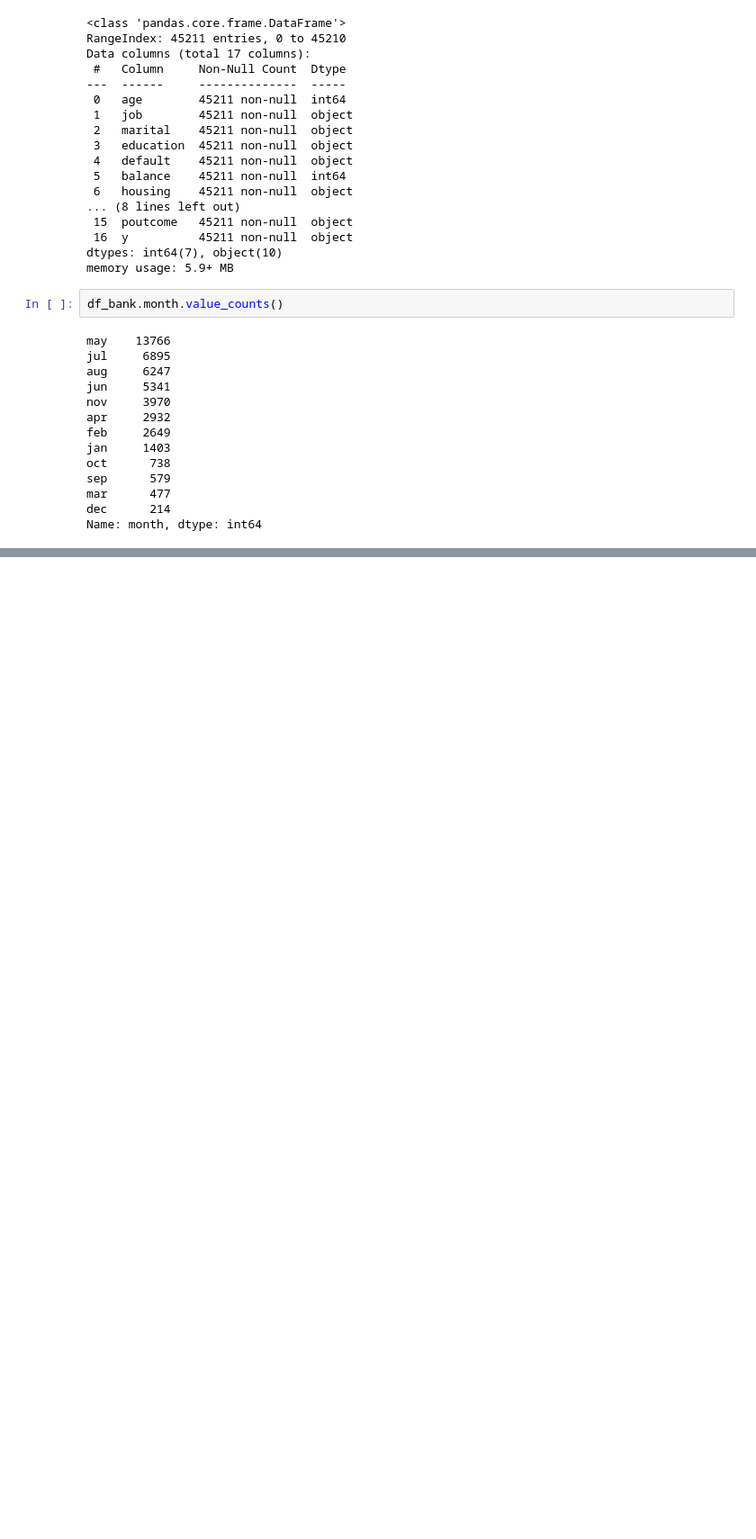
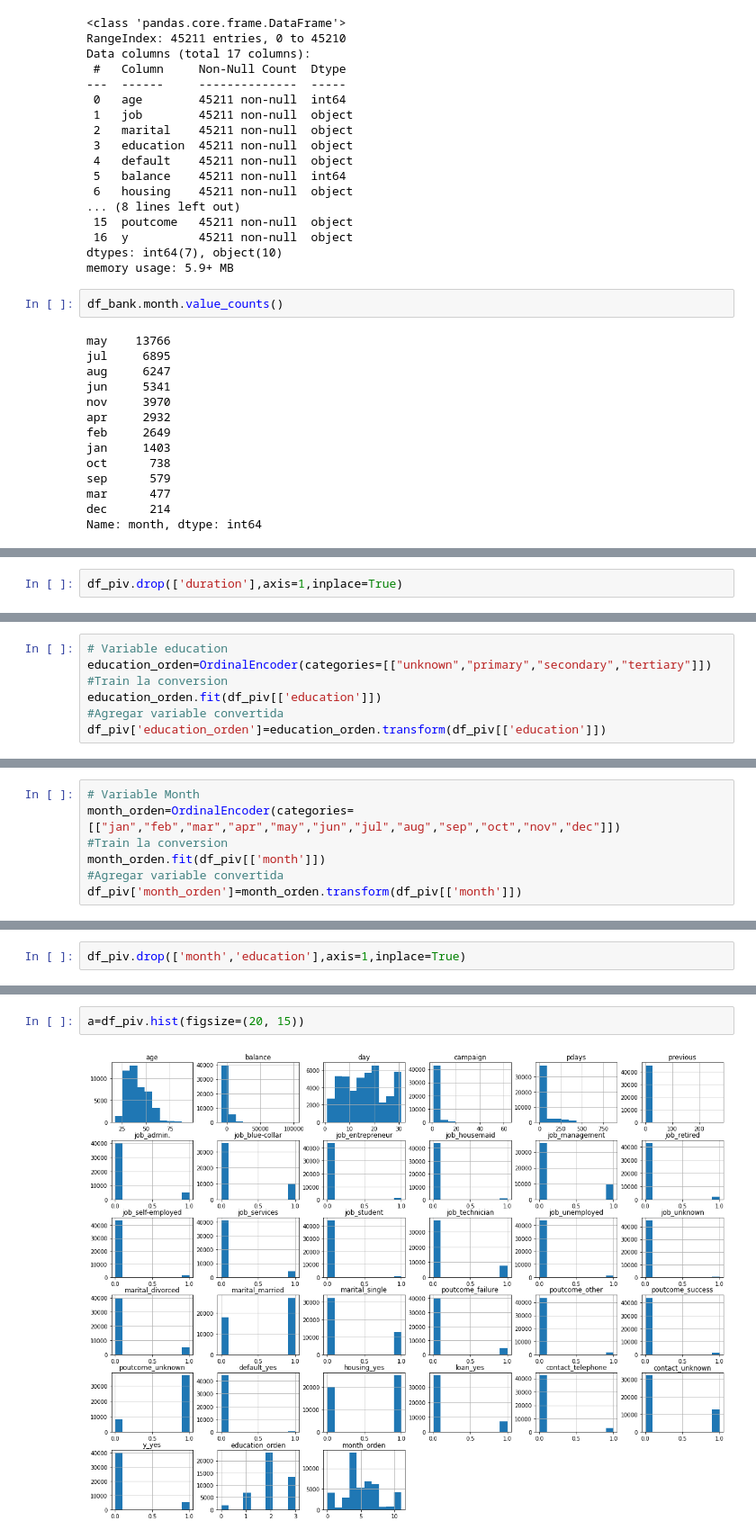
Before and after one commit to leonardo-91/sistemas-inteligentes, a Jupyter notebook: Proyecto_Final_Sistemas_Inteligentes.ipynb, the cells around one changed output, grey strips where cells are left out. Shown: that part at 90% size. Saved outputs shown, nothing was run; the diff lists cells and outputs as text; blank space fills up the shorter version.

```diff
--- a/Proyecto_Final_Sistemas_Inteligentes.ipynb
+++ b/Proyecto_Final_Sistemas_Inteligentes.ipynb
@@ -112,0 +297,2 @@ Name: month, dtype: int64
+# %%
+df_piv.drop(['duration'],axis=1,inplace=True)
@@ -112,0 +344,7 @@ Name: month, dtype: int64
+# %%
+# Variable education
+education_orden=OrdinalEncoder(categories=[["unknown","primary","secondary","tertiary"]])
+#Train la conversion
+education_orden.fit(df_piv[['education']])
+#Agregar variable convertida
+df_piv['education_orden']=education_orden.transform(df_piv[['education']])
@@ -112,0 +393,7 @@ Name: month, dtype: int64
+# %%
+# Variable Month
+month_orden=OrdinalEncoder(categories=[["jan","feb","mar","apr","may","jun","jul","aug","sep","oct","nov","dec"]])
+#Train la conversion
+month_orden.fit(df_piv[['month']])
+#Agregar variable convertida
+df_piv['month_orden']=month_orden.transform(df_piv[['month']])
@@ -112,0 +429,2 @@ Name: month, dtype: int64
+# %%
+df_piv.drop(['month','education'],axis=1,inplace=True)
@@ -112,0 +517,4 @@ Name: month, dtype: int64
+# %%
+a=df_piv.hist(figsize=(20, 15))
+# %% [output]
+[figure, added]
```
Also changed, not shown: parts of 76 cells of this notebook.
